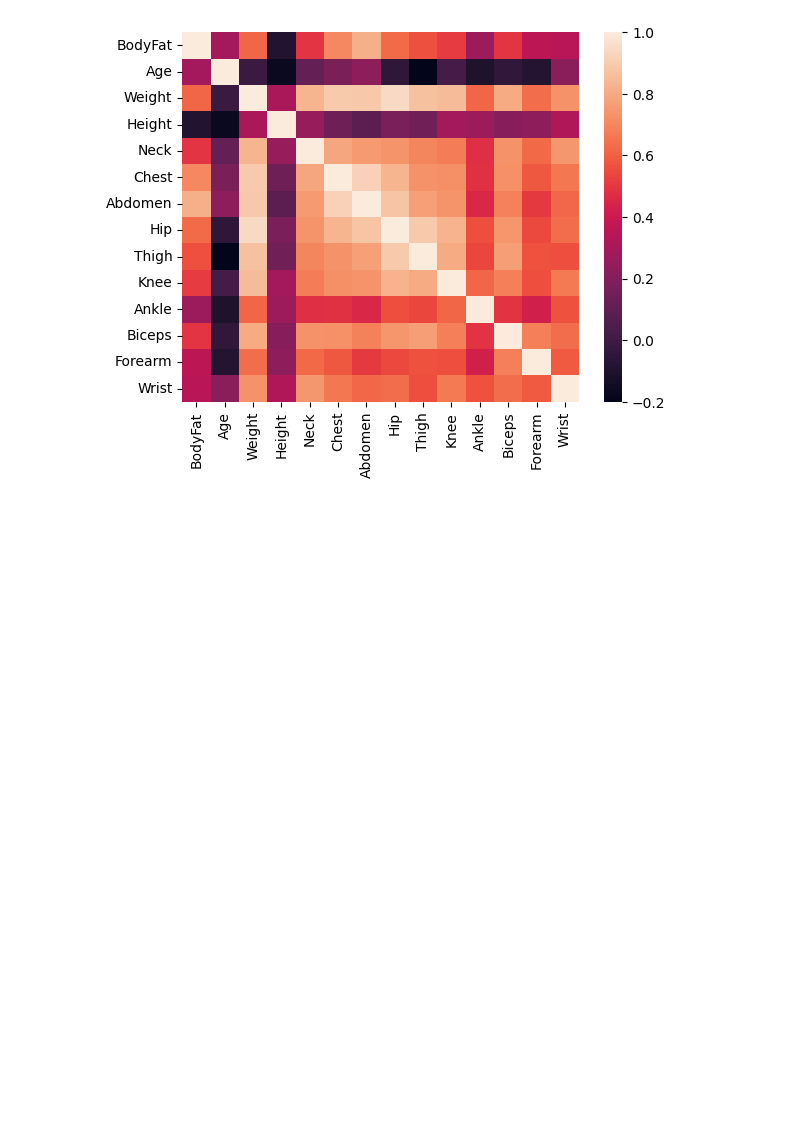
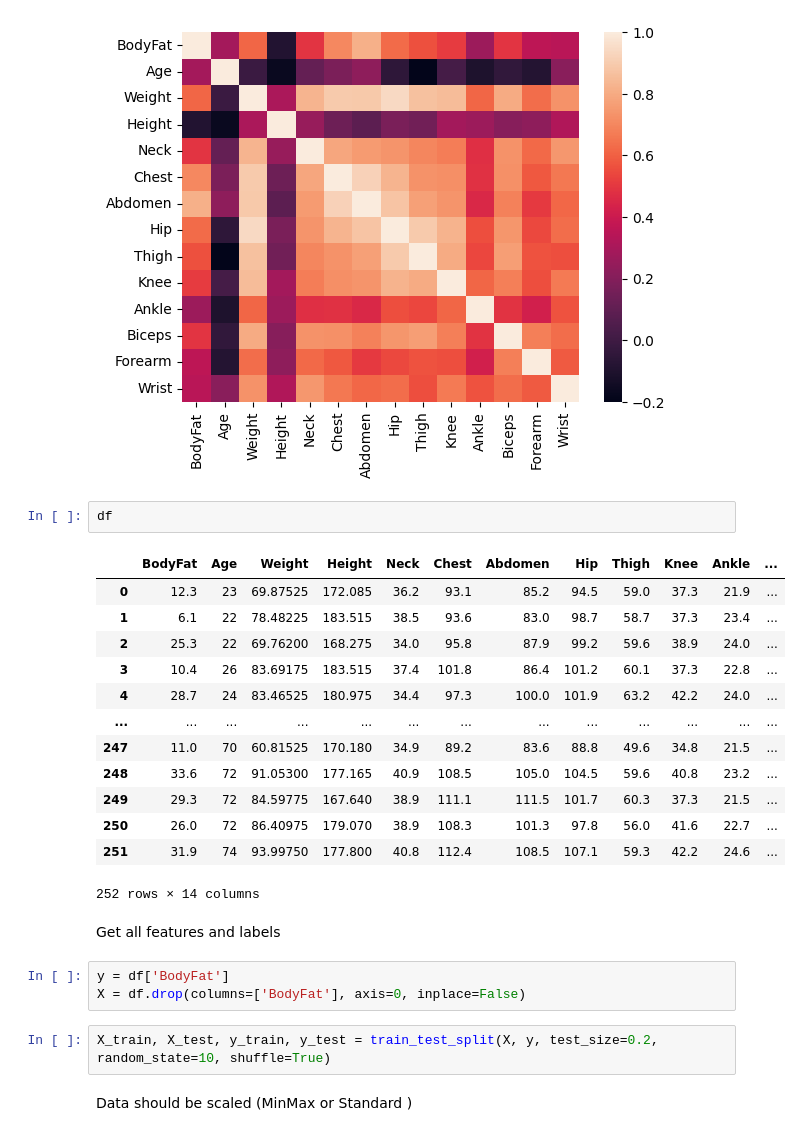
Before and after one commit to Flychuban/Fat_Percentage_Prediction, a Jupyter notebook: Model_Building.ipynb, the cells around one changed output. Drawn from its saved outputs; the diff is of its cells as text; blank space fills up the shorter version.

Commit message:
Data split

```diff
--- a/Model_Building.ipynb
+++ b/Model_Building.ipynb
@@ -87,3 +88,28 @@ sns.heatmap(corr,
 # %% [output]
 <Axes: >
 [figure]
+# %%
+df
+# %% [output]
+|  | BodyFat | Age | Weight | Height | Neck | Chest | Abdomen | Hip | Thigh | Knee | Ankle | ... |
+| 0 | 12.3 | 23 | 69.87525 | 172.085 | 36.2 | 93.1 | 85.2 | 94.5 | 59.0 | 37.3 | 21.9 | ... |
+| 1 | 6.1 | 22 | 78.48225 | 183.515 | 38.5 | 93.6 | 83.0 | 98.7 | 58.7 | 37.3 | 23.4 | ... |
+| 2 | 25.3 | 22 | 69.76200 | 168.275 | 34.0 | 95.8 | 87.9 | 99.2 | 59.6 | 38.9 | 24.0 | ... |
+| 3 | 10.4 | 26 | 83.69175 | 183.515 | 37.4 | 101.8 | 86.4 | 101.2 | 60.1 | 37.3 | 22.8 | ... |
+| 4 | 28.7 | 24 | 83.46525 | 180.975 | 34.4 | 97.3 | 100.0 | 101.9 | 63.2 | 42.2 | 24.0 | ... |
+| ... | ... | ... | ... | ... | ... | ... | ... | ... | ... | ... | ... | ... |
+| 247 | 11.0 | 70 | 60.81525 | 170.180 | 34.9 | 89.2 | 83.6 | 88.8 | 49.6 | 34.8 | 21.5 | ... |
+| 248 | 33.6 | 72 | 91.05300 | 177.165 | 40.9 | 108.5 | 105.0 | 104.5 | 59.6 | 40.8 | 23.2 | ... |
+| 249 | 29.3 | 72 | 84.59775 | 167.640 | 38.9 | 111.1 | 111.5 | 101.7 | 60.3 | 37.3 | 21.5 | ... |
+| 250 | 26.0 | 72 | 86.40975 | 179.070 | 38.9 | 108.3 | 101.3 | 97.8 | 56.0 | 41.6 | 22.7 | ... |
+| 251 | 31.9 | 74 | 93.99750 | 177.800 | 40.8 | 112.4 | 108.5 | 107.1 | 59.3 | 42.2 | 24.6 | ... |
+252 rows × 14 columns
+# %% [markdown]
+Get all features and labels
+# %%
+y = df['BodyFat']
+X = df.drop(columns=['BodyFat'], axis=0, inplace=False)
+# %%
+X_train, X_test, y_train, y_test = train_test_split(X, y, test_size=0.2, random_state=10, shuffle=True)
+# %% [markdown]
+Data should be scaled (MinMax or Standard )
```
Also changed, not shown: parts of 1 cell of this notebook.
